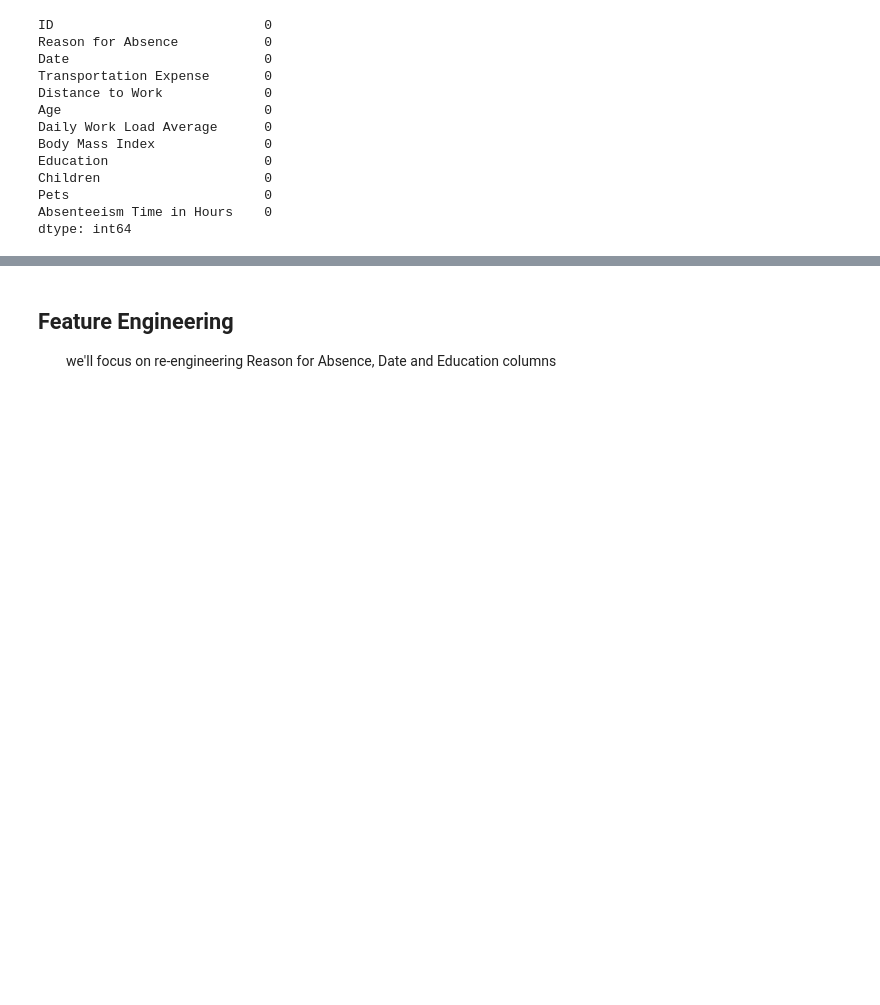
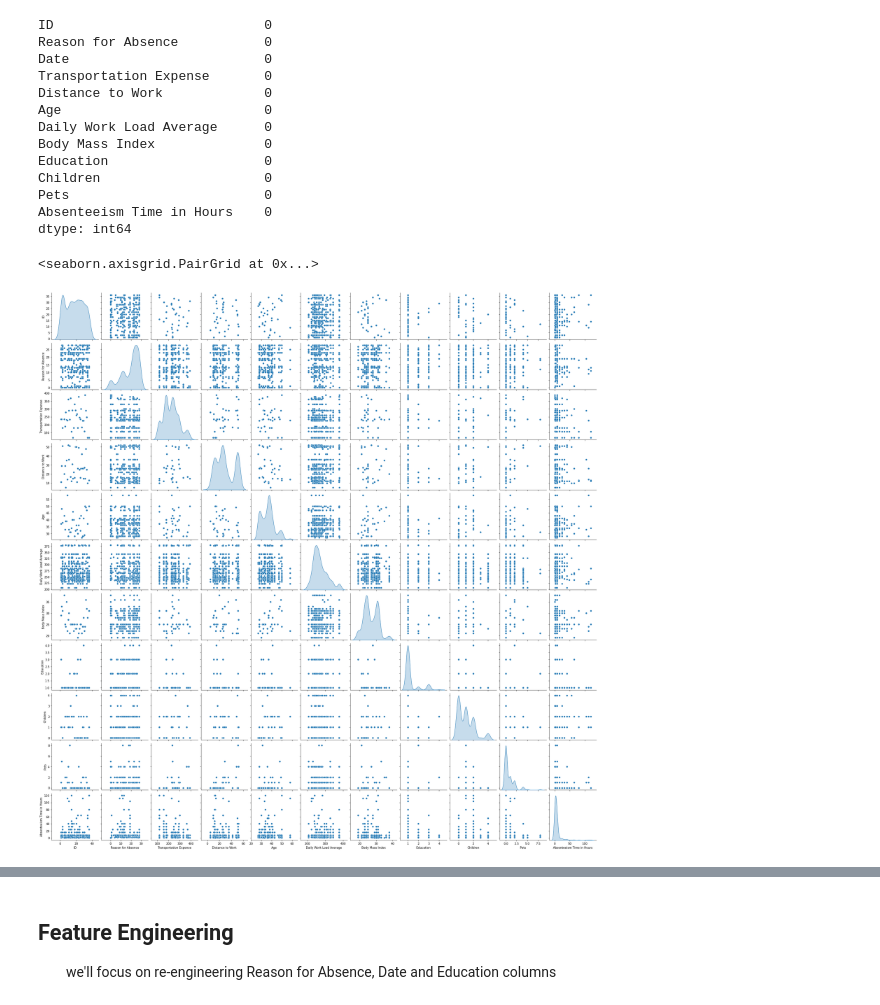
Before and after one commit to I-Sobe/absenteeism, a Jupyter notebook: scripts/preprocessing.ipynb, the cells around one changed output, grey strips where cells are left out. Drawn from its saved outputs; the diff is of its cells as text; code cells hidden in the pictures; blank space fills up the shorter version.

```diff
--- a/scripts/preprocessing.ipynb
+++ b/scripts/preprocessing.ipynb
@@ -108,6 +109,12 @@ dtype: int64
 # %%
 # creating a copy before preprocessing
 df = raw_csv_data.copy()
+# %%
+# EDA
+sns.pairplot(data=df, diag_kind='kde')
+# %% [output]
+<seaborn.axisgrid.PairGrid at 0x...>
+[figure, added]
 # %%
 # searching for correlation amongst columns
 df.corr().style.background_gradient(cmap='coolwarm')
```
Also changed, not shown: parts of 10 cells of this notebook, 1 other file.
